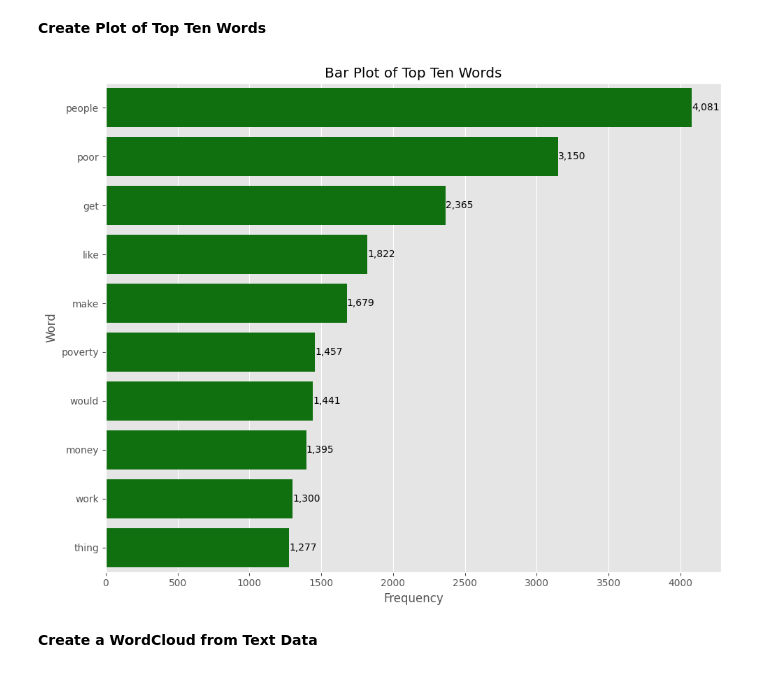
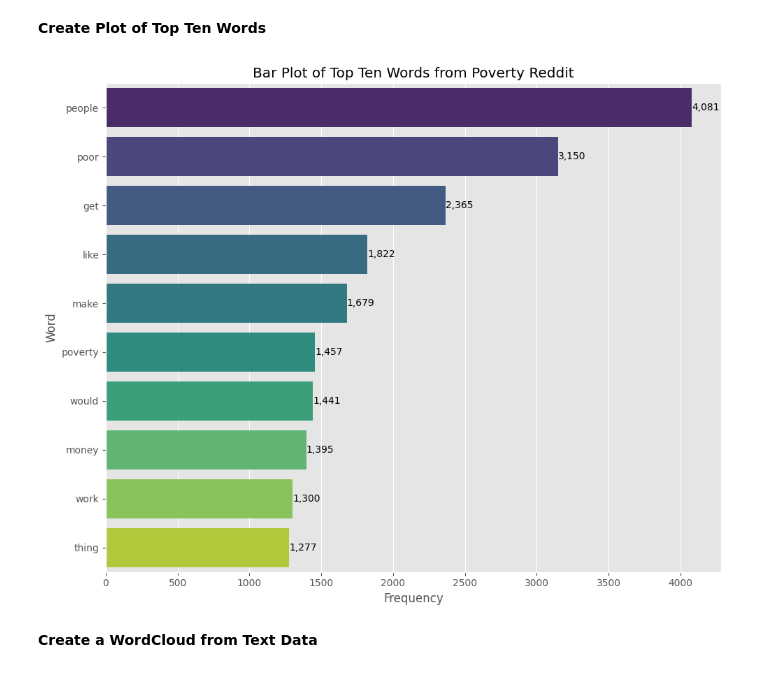
Before and after one commit to wwwinters/msds640assignment6, a Jupyter notebook: notebooks/wwinters_assignment6.ipynb, the cells around one changed output. Cells and saved outputs as stored; diff of their text form; code cells hidden in the pictures.

```diff
--- a/notebooks/wwinters_assignment6.ipynb
+++ b/notebooks/wwinters_assignment6.ipynb
@@ -279,15 +288,15 @@ plot_list
 **Create Plot of Top Ten Words**
 # %%
 fig, ax = plt.subplots(figsize=(10,8))
-ax.set(xlabel='Frequency', ylabel = 'Word', title = 'Bar Plot of Top Ten Words')
-sns.barplot(x='Frequency', y='Word', data=plot_list, color='green')
+ax.set(xlabel='Frequency', ylabel = 'Word', title = 'Bar Plot of Top Ten Words from Poverty Reddit')
+sns.barplot(x='Frequency', y='Word', data=plot_list, palette='viridis')
 for container in ax.containers:
     ax.bar_label(container, labels=[f'{x:,.0f}' for x in container.datavalues])
 plt.tight_layout()
 plt.show()
 fig.savefig('figures/barplotWordCount.png', bbox_inches='tight', dpi=300)
 # %% [output]
-[figure, old version]
+[figure, new version]
 # %% [markdown]
 **Create a WordCloud from Text Data**
 # %%
```
Also changed, not shown: parts of 25 cells of this notebook, 9 other files.
